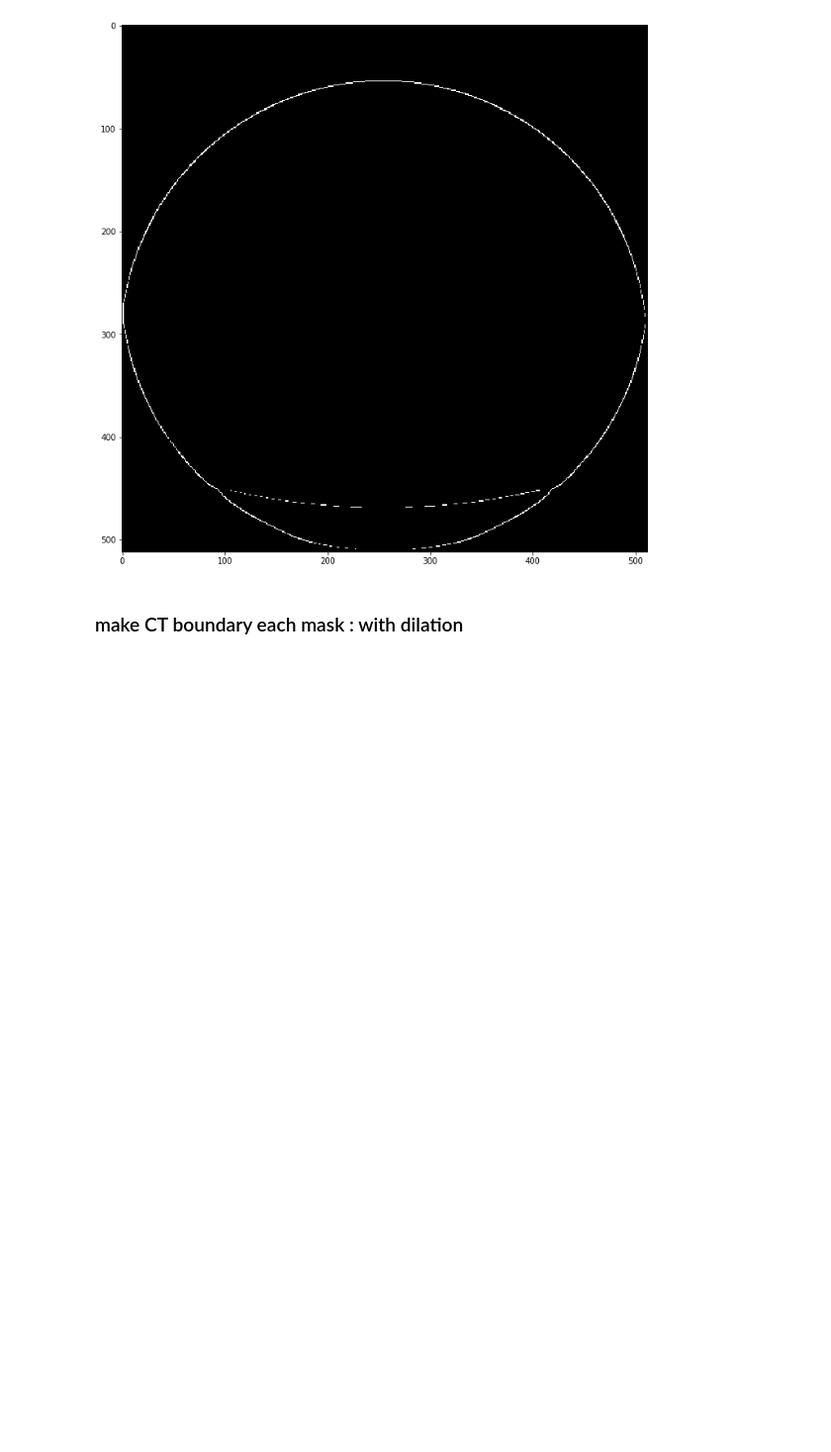
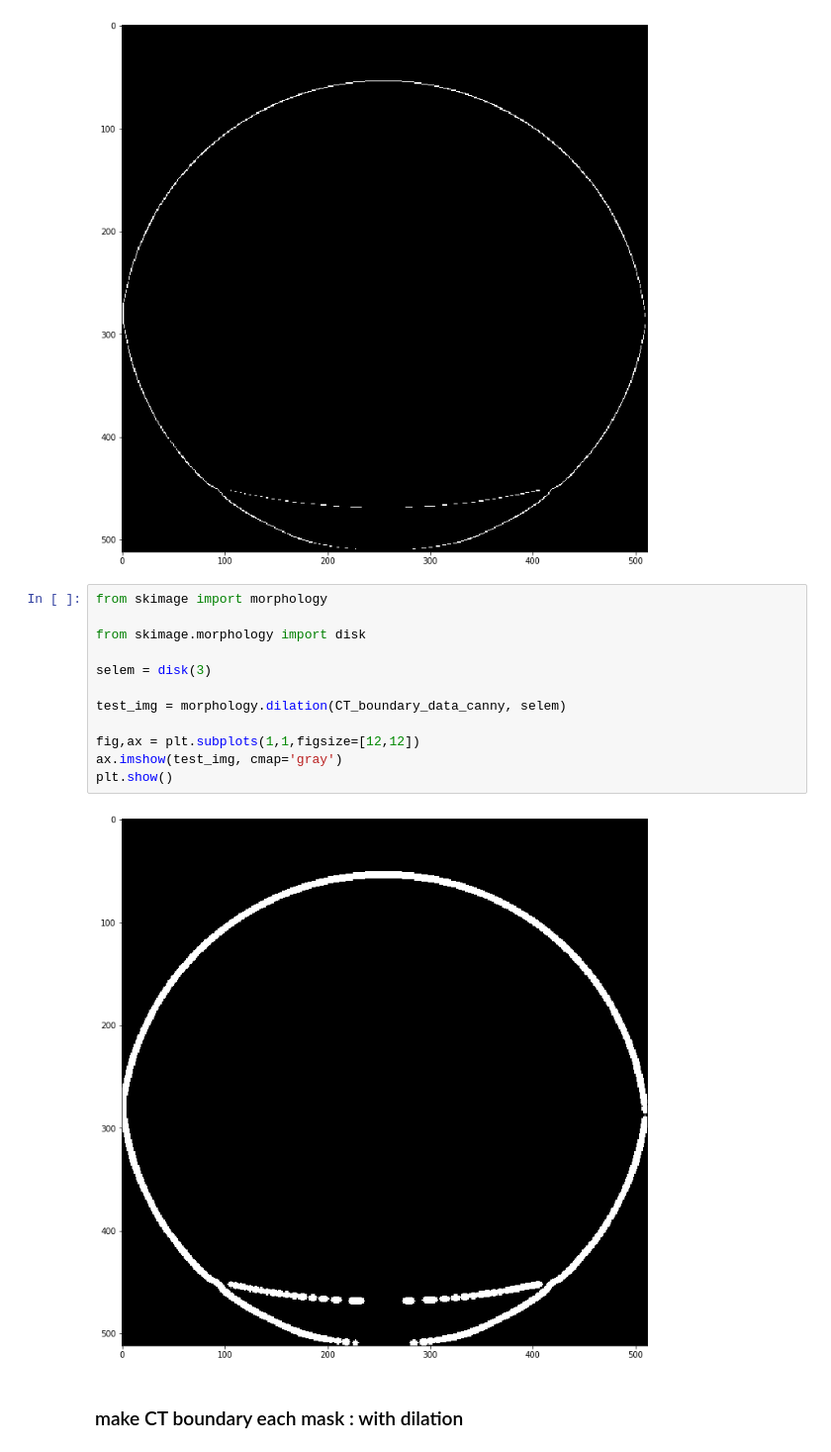
Before and after one commit to daegukdo/TIL, a Jupyter notebook: 05_side_project/01_dicom_with_point_cloud/00_dicom_image_processing_v3.ipynb, the cells around one changed output. Shown at 99% size. Drawn from its saved outputs; the diff is of its cells as text; blank space fills up the shorter version.

```diff
--- a/05_side_project/01_dicom_with_point_cloud/00_dicom_image_processing_v3.ipynb
+++ b/05_side_project/01_dicom_with_point_cloud/00_dicom_image_processing_v3.ipynb
@@ -126,6 +126,20 @@ ax.imshow(CT_boundary_data_canny, cmap='gray')
 plt.show()
 # %% [output]
 [figure]
+# %%
+from skimage import morphology
+
+from skimage.morphology import disk
+
+selem = disk(3)
+
+test_img = morphology.dilation(CT_boundary_data_canny, selem)
+
+fig,ax = plt.subplots(1,1,figsize=[12,12])
+ax.imshow(test_img, cmap='gray')
+plt.show()
+# %% [output]
+[figure, added]
 # %% [markdown]
 ### make CT boundary each mask : with dilation
 # %%
```
Also changed, not shown: parts of 5 cells of this notebook, 1 other file.
